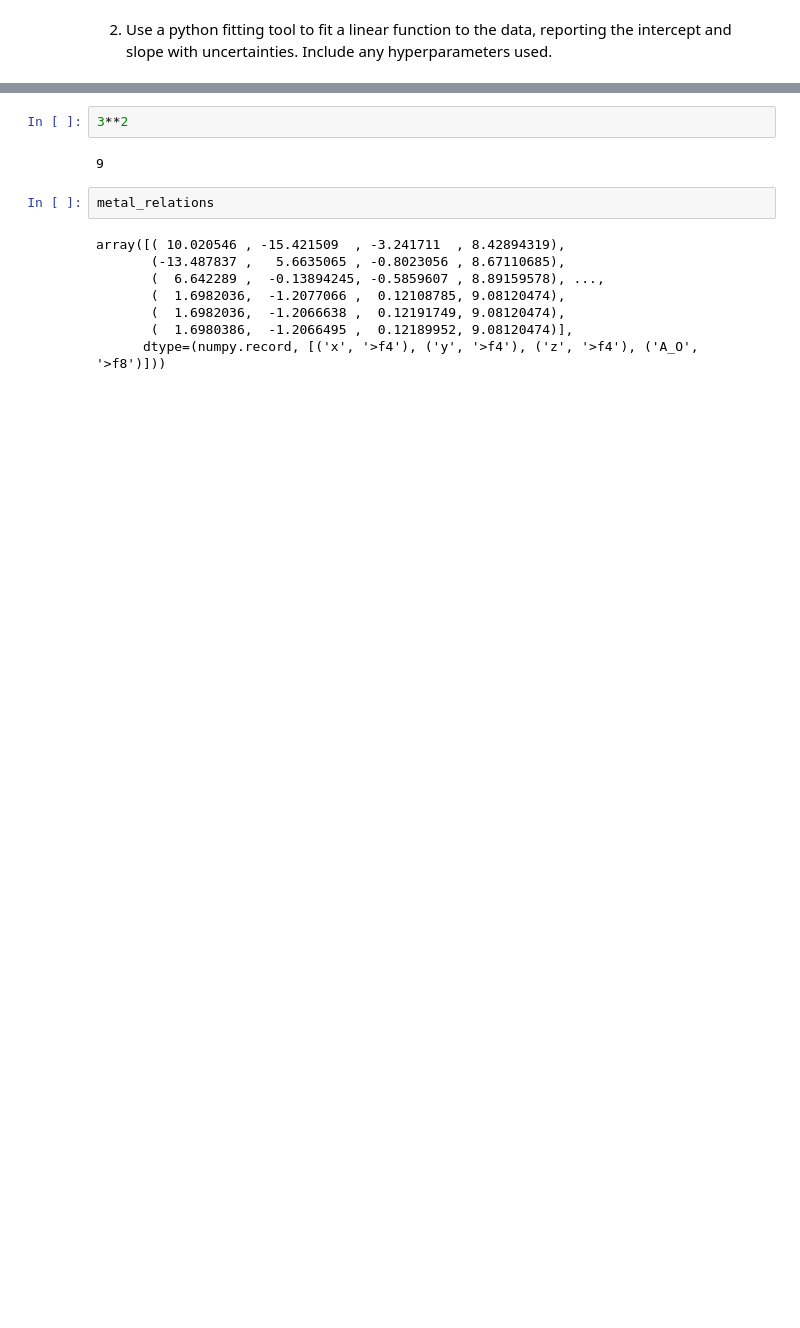
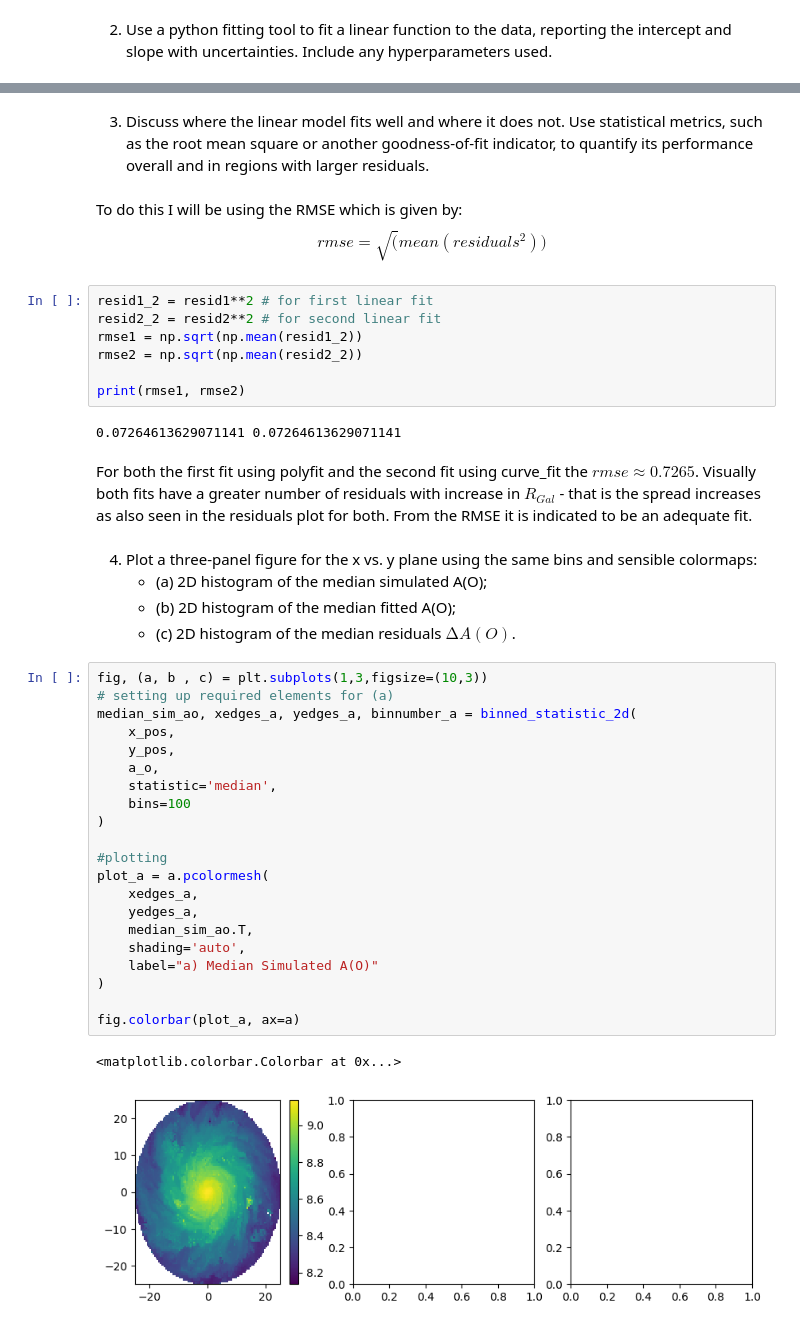
Before and after one commit to u7496134/Assignment_2, a Jupyter notebook: A.1.ipynb, the cells around one changed output, grey strips where cells are left out. Cells and saved outputs as stored; diff of their text form; blank space fills up the shorter version.

Commit message:
q.3 part 3 and first third of 4 - one plot made out of 3 the median simulated

```diff
--- a/A.1.ipynb
+++ b/A.1.ipynb
@@ -276,14 +275,47 @@ plt.savefig(file_path)
+# %% [markdown]
+3. Discuss where the linear model fits well and where it does not. Use statistical metrics, such as the root mean square or another goodness-of-fit indicator, to quantify its performance overall and in regions with larger residuals.
+# %% [markdown]
+To do this I will be using the RMSE which is given by:
+$$
+rmse = \sqrt(mean(residuals^2))
+$$
 # %%
-3**2
+resid1_2 = resid1**2 # for first linear fit
+resid2_2 = resid2**2 # for second linear fit
+rmse1 = np.sqrt(np.mean(resid1_2))
+rmse2 = np.sqrt(np.mean(resid2_2))
+
+print(rmse1, rmse2)
 # %% [output]
-9
+0.07264613629071141 0.07264613629071141
+# %% [markdown]
+For both the first fit using polyfit and the second fit using curve_fit the $rmse \approx 0.7265$. Visually both fits have a greater number of residuals with increase in $R_{Gal}$ - that is the spread increases as also seen in the residuals plot for both. From the RMSE it is indicated to be an adequate fit.
+# %% [markdown]
+4. Plot a three-panel figure for the x vs. y plane using the same bins and sensible colormaps:
+    - (a) 2D histogram of the median simulated A(O);
+    - (b) 2D histogram of the median fitted A(O);
+    - (c) 2D histogram of the median residuals $∆A(O)$.
 # %%
-metal_relations
+fig, (a, b , c) = plt.subplots(1,3,figsize=(10,3))
+# setting up required elements for (a)
+median_sim_ao, xedges_a, yedges_a, binnumber_a = binned_statistic_2d(
+    x_pos,
+    y_pos,
+    a_o,
+    statistic='median',
+    bins=100
+)
+
+#plotting
+plot_a = a.pcolormesh(
+    xedges_a,
+    yedges_a,
+    median_sim_ao.T,
+    shading='auto',
+    label="a) Median Simulated A(O)"
+)
+
+fig.colorbar(plot_a, ax=a)
 # %% [output]
-array([( 10.020546 , -15.421509  , -3.241711  , 8.42894319),
-       (-13.487837 ,   5.6635065 , -0.8023056 , 8.67110685),
-       (  6.642289 ,  -0.13894245, -0.5859607 , 8.89159578), ...,
-       (  1.6982036,  -1.2077066 ,  0.12108785, 9.08120474),
-       (  1.6982036,  -1.2066638 ,  0.12191749, 9.08120474),
-       (  1.6980386,  -1.2066495 ,  0.12189952, 9.08120474)],
-      dtype=(numpy.record, [('x', '>f4'), ('y', '>f4'), ('z', '>f4'), ('A_O', '>f8')]))
+<matplotlib.colorbar.Colorbar at 0x...>
+[figure, added]
```
Also changed, not shown: parts of 3 cells of this notebook, 1 other file.
